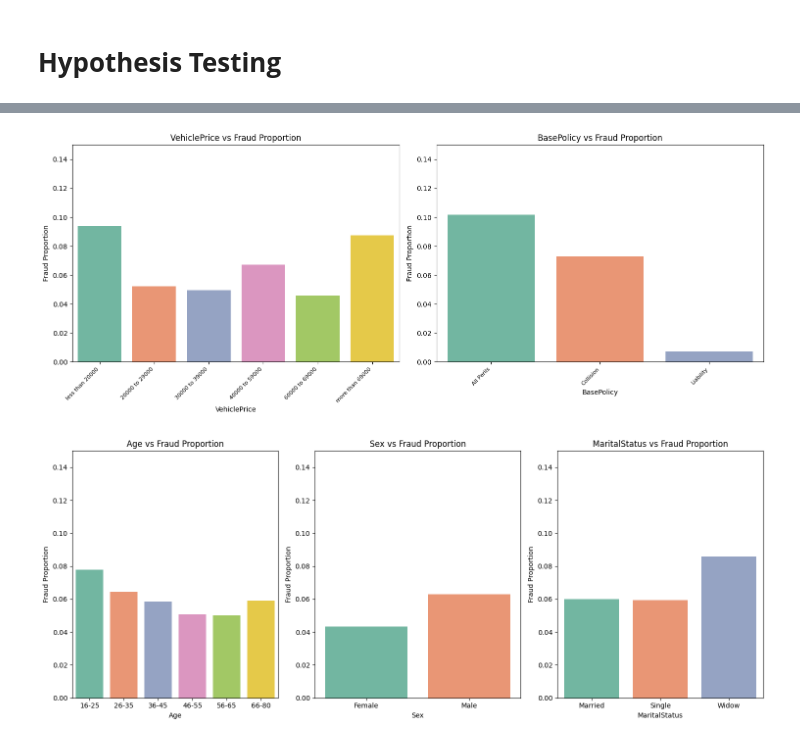
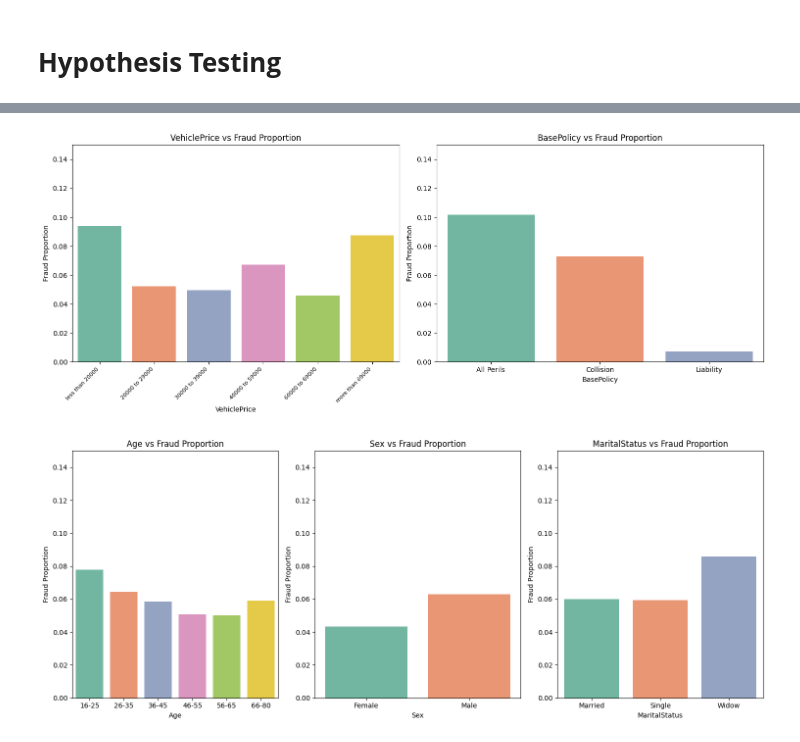
Before and after one commit to haonanah/DSA4263, a Jupyter notebook: dev_notebook_final.ipynb, the cells around one changed output, grey strips where cells are left out. Saved outputs shown, nothing was run; the diff lists cells and outputs as text; code cells hidden in the pictures.

```diff
--- a/dev_notebook_final.ipynb
+++ b/dev_notebook_final.ipynb
@@ -247,35 +249,36 @@ vehicle_price_mapping = {0: 'less than 20000', 1: '20000 to 29000', 2: '30000 to
 vehicle_price_order = ['less than 20000', '20000 to 29000', '30000 to 39000',
                        '40000 to 59000', '60000 to 69000', 'more than 69000']
 
 for i, var in enumerate(polval_vars):
     # Group data to compute the proportion of fraud (FraudFound_P == 1)
     if var == 'VehiclePrice':
         temp_df[var] = temp_df[var].replace(vehicle_price_mapping)
 
     fraud_prop = temp_df.groupby(var)['FraudFound_P'].mean().reset_index()
 
     ax = axs[i]
     if var == 'VehiclePrice':
         sns.barplot(x=var, y='FraudFound_P', data=fraud_prop, palette='Set2', ax=ax, order = vehicle_price_order)
     else:
         sns.barplot(x=var, y='FraudFound_P', data=fraud_prop, palette='Set2', ax=ax)
 
 
     # Remove bar outlines by setting linewidth to 0 for each patch
     for patch in ax.patches:
         patch.set_linewidth(0)
 
     ax.set_title(f'{var} vs Fraud Proportion')
     ax.set_xlabel(var)
     ax.set_ylabel('Fraud Proportion')  # explicitly label the y-axis (0 to 1)
     ax.set_ylim(0, 0.15)  # since proportions range from 0 to 1
-    ax.set_xticklabels(ax.get_xticklabels(), rotation=45, ha='right', fontsize=8)
+    if var == 'VehiclePrice':
+        ax.set_xticklabels(ax.get_xticklabels(), rotation=45, ha='right', fontsize=8)
 
 plt.tight_layout()
 plt.savefig("viz/hypothesis_2_results.png", dpi=300, bbox_inches='tight')
 plt.show()
 # %% [output]
-[figure, old version]
+[figure, new version]
 # %%
 # Hypothesis 3: Customer Demographics
 ## Young male policyholders who are single are more likely to commit fraud.
```
Also changed, not shown: parts of 2 cells of this notebook, 2 other files.
